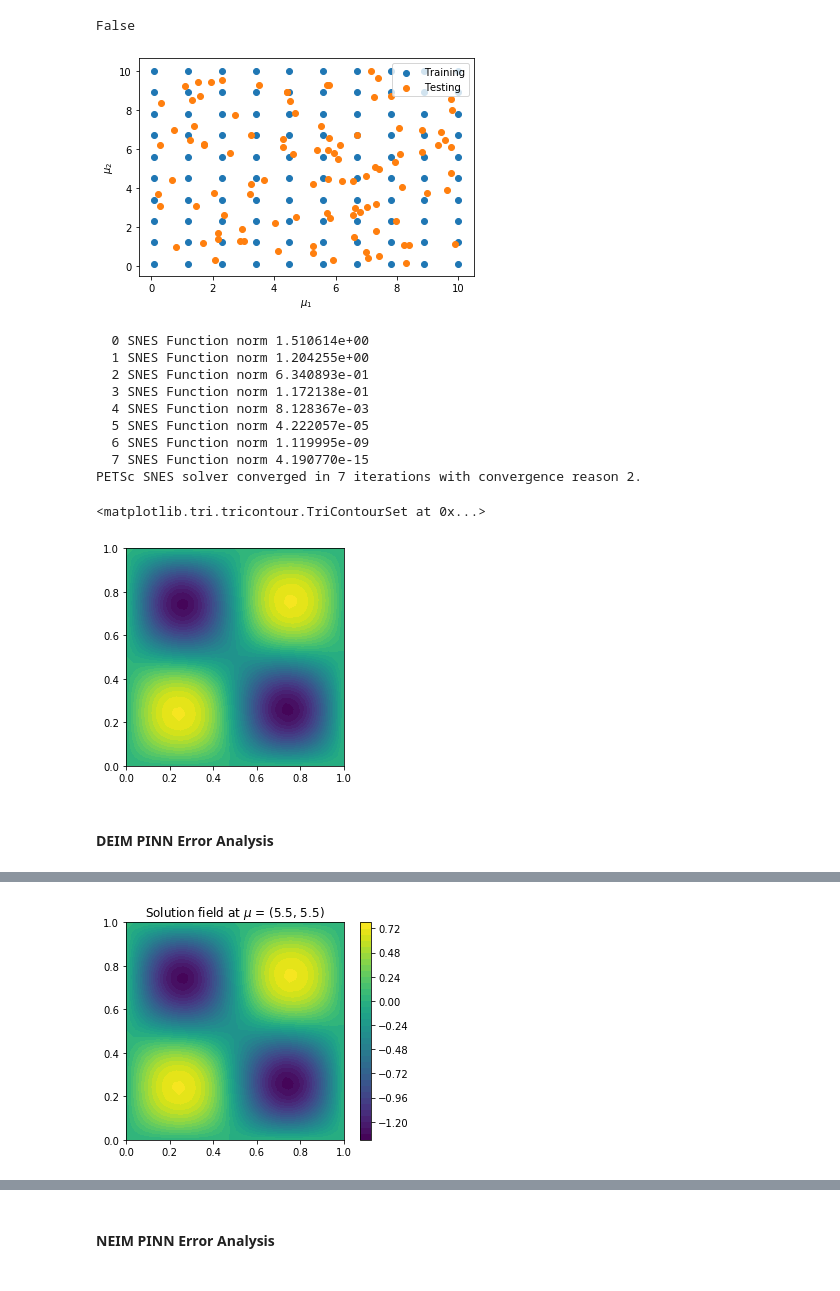
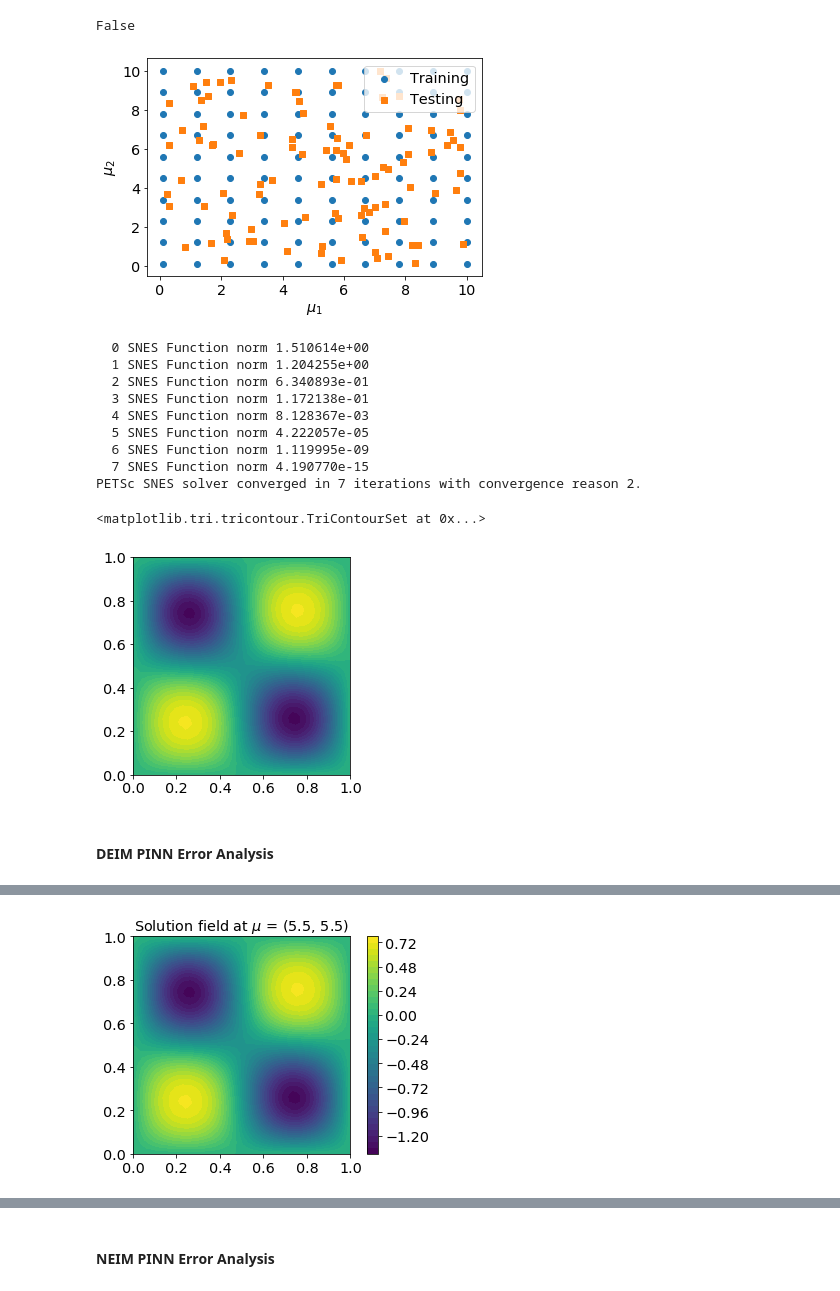
Before and after one commit to maxhirsch/NEIM, a Jupyter notebook: Nonlinear Elliptic PINN/nonlinear_elliptic_deim_neim_pinn.ipynb, the cells around one changed output, grey strips where cells are left out. Drawn from its saved outputs; the diff is of its cells as text; code cells hidden in the pictures.

```diff
--- a/Nonlinear Elliptic PINN/nonlinear_elliptic_deim_neim_pinn.ipynb
+++ b/Nonlinear Elliptic PINN/nonlinear_elliptic_deim_neim_pinn.ipynb
@@ -71,6 +71,18 @@ import time
 
 torch.manual_seed(0)
 np.random.seed(0)
+
+from pathlib import Path
+
+Path("./Paper Figures/").mkdir(parents=True, exist_ok=True)
+Path("./Paper Data/").mkdir(parents=True, exist_ok=True)
+
+params = {'legend.fontsize': 'x-large',
+         'axes.labelsize': 'x-large',
+         'axes.titlesize':'x-large',
+         'xtick.labelsize':'x-large',
+         'ytick.labelsize':'x-large'}
+plt.rcParams.update(params)
 # %% [markdown]
 ### Affine Decomposition
 
@@ -654,13 +648,22 @@ reduction_method.initialize_testing_set(100, DEIM=60)
 False
 # %%
 plt.scatter(np.array(reduction_method.training_set)[:, 0], np.array(reduction_method.training_set)[:, 1], label="Training")
-plt.scatter(np.array(reduction_method.testing_set)[:, 0], np.array(reduction_method.testing_set)[:, 1], label="Testing")
+plt.scatter(np.array(reduction_method.testing_set)[:, 0], np.array(reduction_method.testing_set)[:, 1], marker="s", label="Testing")
 plt.xlabel("$\mu_1$")
 plt.ylabel("$\mu_2$")
 plt.legend()
+plt.savefig(f'./Paper Figures/train_test_points_nonlinear_elliptic_pinn.pdf', bbox_inches='tight', dpi=500)
+with open(f"./Paper Data/train_test_points_nonlinear_elliptic_pinn_x_train.npy", 'wb') as file_obj:
+    np.save(file_obj, np.array(reduction_method.training_set)[:, 0])
+with open(f"./Paper Data/train_test_points_nonlinear_elliptic_pinn_y_train.npy", 'wb') as file_obj:
+    np.save(file_obj, np.array(reduction_method.training_set)[:, 1])
+with open(f"./Paper Data/train_test_points_nonlinear_elliptic_pinn_x_test.npy", 'wb') as file_obj:
+    np.save(file_obj, np.array(reduction_method.testing_set)[:, 0])
+with open(f"./Paper Data/train_test_points_nonlinear_elliptic_pinn_y_test.npy", 'wb') as file_obj:
+    np.save(file_obj, np.array(reduction_method.testing_set)[:, 1])
 plt.show()
 # %% [output]
-[figure, old version]
+[figure, new version]
 # %%
 test_mu = torch.tensor(reduction_method.testing_set)
 # %%
@@ -679,7 +682,7 @@ plot(solution)
   7 SNES Function norm 4.190770e-15
 PETSc SNES solver converged in 7 iterations with convergence reason 2.
 <matplotlib.tri.tricontour.TriContourSet at 0x...>
-[figure, old version]
+[figure, new version]
 # %% [markdown]
 #### DEIM PINN Error Analysis
 # %%
@@ -706,9 +709,9 @@ mean    0.061178670227732816    0.06339979562267008     0.00587628243690023
 max     0.13919020146308078     0.13918452201510703     0.01938134421315476
 # %%
 ErrorAnalysis.plot_solution(
-    deim_net, online_mu, input_normalization_deim, output_normalization_deim
+    deim_net, online_mu, input_normalization_deim, output_normalization_deim, filetype="pdf"
 )
 # %% [output]
-[figure, old version]
+[figure, new version]
 # %%
 ErrorAnalysis.plot_solution_difference(
```
Also changed, not shown: parts of 6 cells of this notebook, 2 other files.
